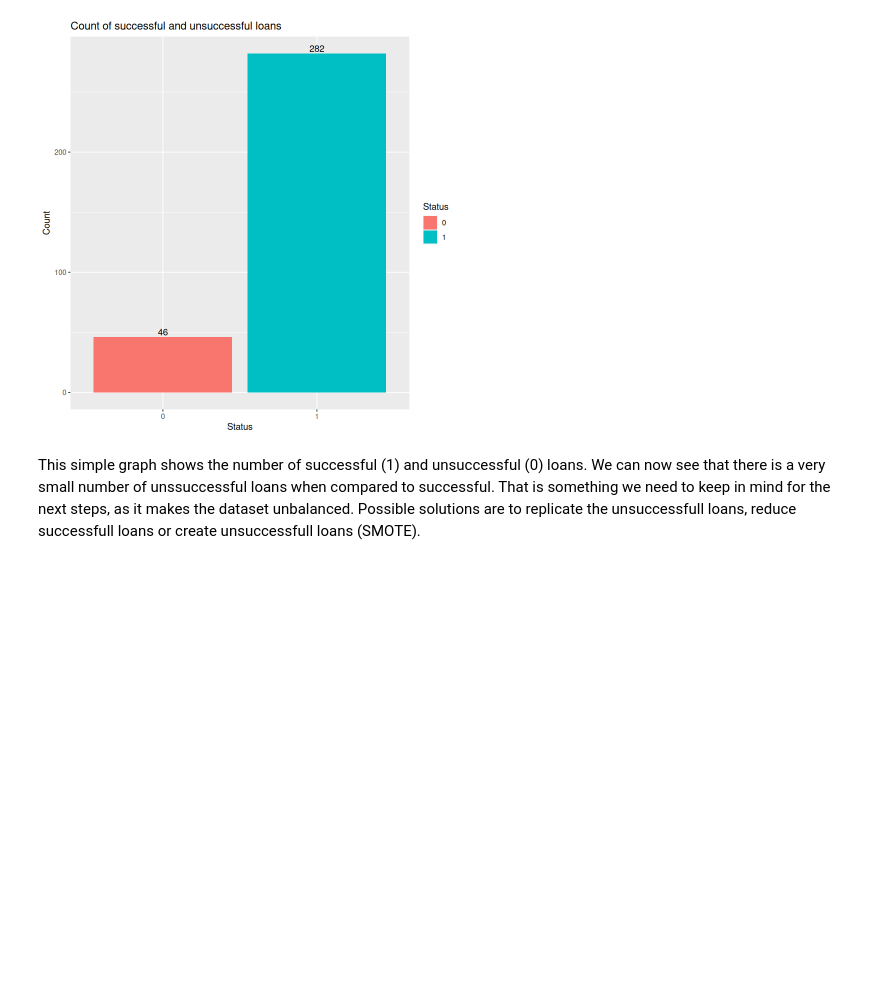
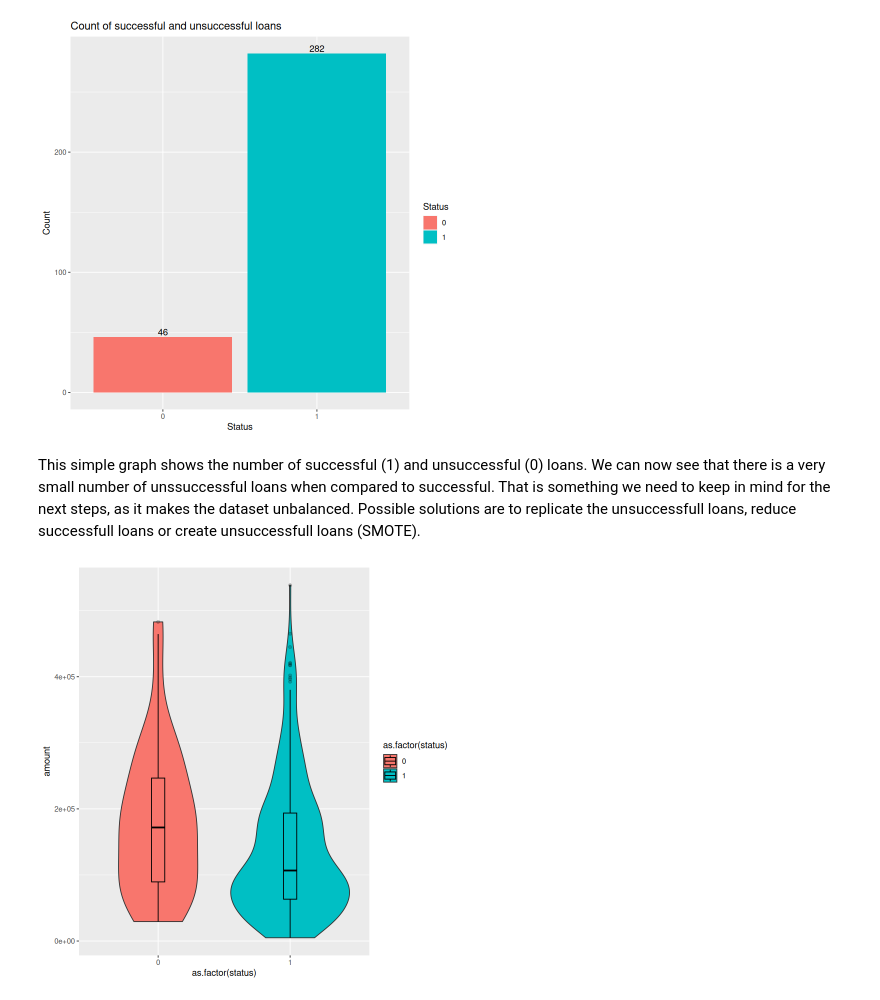
Before and after one commit to 1Krypt0/FEUP-AC-PROJ, a Jupyter notebook: docs/data-understanding.ipynb, the cells around one changed output. Cells and saved outputs as stored; diff of their text form; code cells hidden in the pictures; blank space fills up the shorter version.

Commit message:
Add more graphs

```diff
--- a/docs/data-understanding.ipynb
+++ b/docs/data-understanding.ipynb
@@ -64,3 +46,9 @@ ggplot(loan_frq, aes(x=as.factor(status), y=n, fill=as.factor(status))) +
 [figure]
 # %% [markdown]
 This simple graph shows the number of successful (1) and unsuccessful (0) loans. We can now see that there is a very small number of unssuccessful loans when compared to successful. That is something we need to keep in mind for the next steps, as it makes the dataset unbalanced. Possible solutions are to replicate the unsuccessfull loans, reduce successfull loans or create unsuccessfull loans (SMOTE).
+# %%
+ggplot(data, aes(x=as.factor(status), y=amount, fill=as.factor(status))) +
+  geom_violin() +
+  geom_boxplot(width=0.1, color="black", alpha=0.2)
+# %% [output]
+[figure, added]
```
Also changed, not shown: parts of 17 cells of this notebook, 1 other file.
